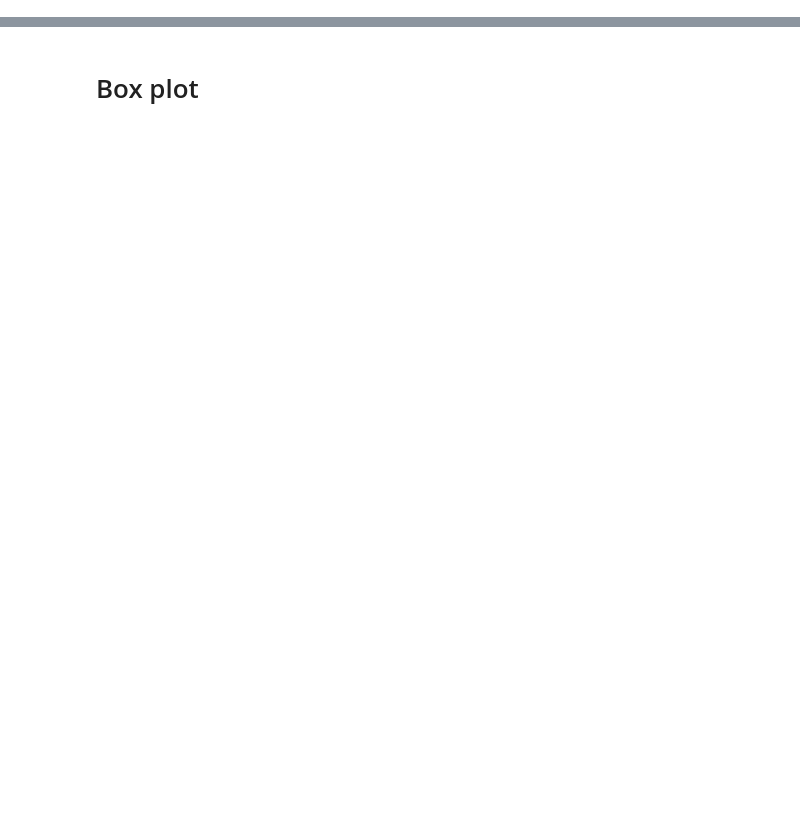
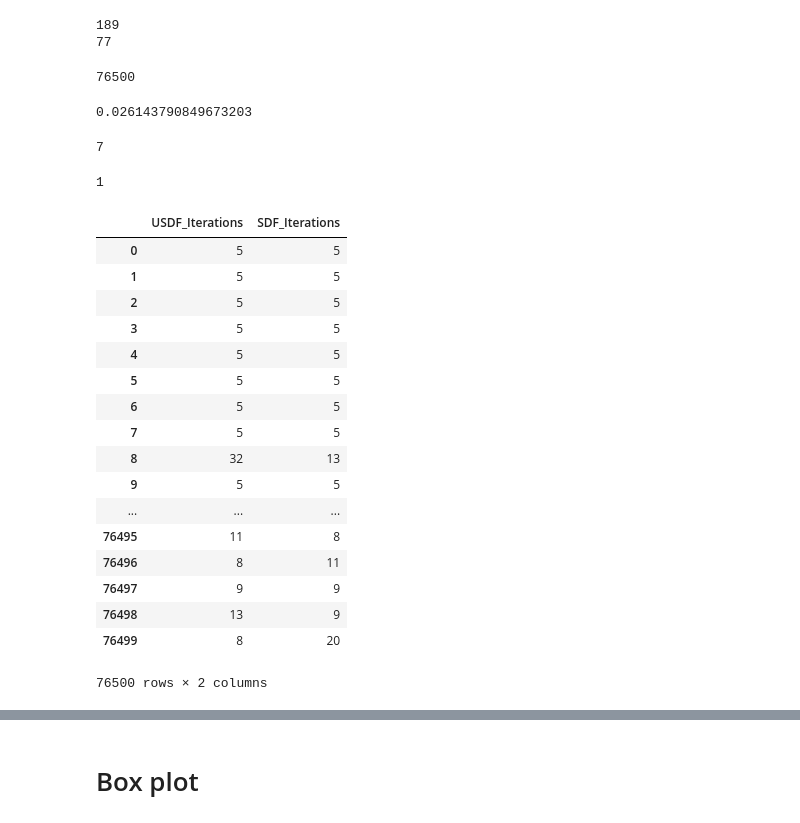
Before and after one commit to ori-drs/gpmp2, a Jupyter notebook: mark_gpmp2/usdf_comparison/2DAnalysis.ipynb, the cells around one changed output, grey strips where cells are left out. Saved outputs shown, nothing was run; the diff lists cells and outputs as text; code cells hidden in the pictures; blank space fills up the shorter version.

```diff
--- a/mark_gpmp2/usdf_comparison/2DAnalysis.ipynb
+++ b/mark_gpmp2/usdf_comparison/2DAnalysis.ipynb
@@ -28,6 +29,8 @@ df['USDF_fewer_collision'] = (df['SDF_NumCollisions']>df['USDF_NumCollisions']).
 # pre_filter_means = merged_df.mean()
 # print pre_filter_means['USDF_CollisionFree']
 # print pre_filter_means['SDF_CollisionFree']
+# %%
+merged_df_no_filter = df
 # %%
 df.shape[0]
 # %% [output]
@@ -69,0 +116,46 @@ print df['USDF_CollisionFree'].sum().astype(float)/df.shape[0]
+# %%
+sdf_min_iters_df = merged_df_no_filter[merged_df_no_filter['SDF_Iterations'] == 1]
+usdf_min_iters_df = merged_df_no_filter[merged_df_no_filter['USDF_Iterations'] == 1]
+
+print sdf_min_iters_df.shape[0]
+print usdf_min_iters_df.shape[0]
+# %% [output]
+189
+77
+# %%
+merged_df_no_filter.shape[0]
+# %% [output]
+76500
+# %%
+2000/76500.0
+# %% [output]
+0.026143790849673203
+# %%
+sdf_max_iters_df.shape[0]
+# %% [output]
+7
+# %%
+usdf_max_iters_df.shape[0]
+# %% [output]
+1
+# %%
+merged_df_no_filter[['USDF_Iterations', 'SDF_Iterations']]
+# %% [output]
+|  | USDF_Iterations | SDF_Iterations |
+| 0 | 5 | 5 |
+| 1 | 5 | 5 |
+| 2 | 5 | 5 |
+| 3 | 5 | 5 |
+| 4 | 5 | 5 |
+| 5 | 5 | 5 |
+| 6 | 5 | 5 |
+| 7 | 5 | 5 |
+| 8 | 32 | 13 |
+| 9 | 5 | 5 |
+| ... | ... | ... |
+| 76495 | 11 | 8 |
+| 76496 | 8 | 11 |
+| 76497 | 9 | 9 |
+| 76498 | 13 | 9 |
+| 76499 | 8 | 20 |
+76500 rows × 2 columns
```
Also changed, not shown: parts of 26 cells of this notebook, 39 other files.
